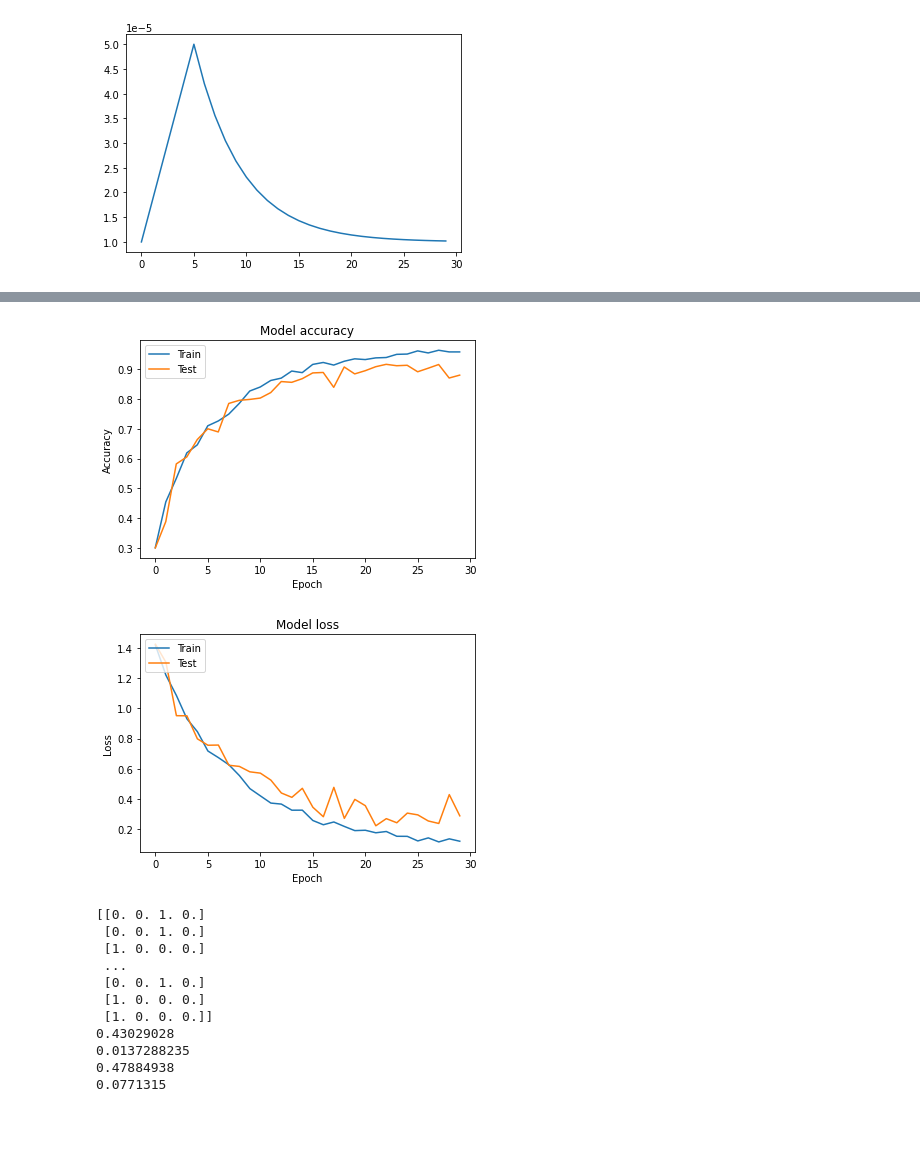
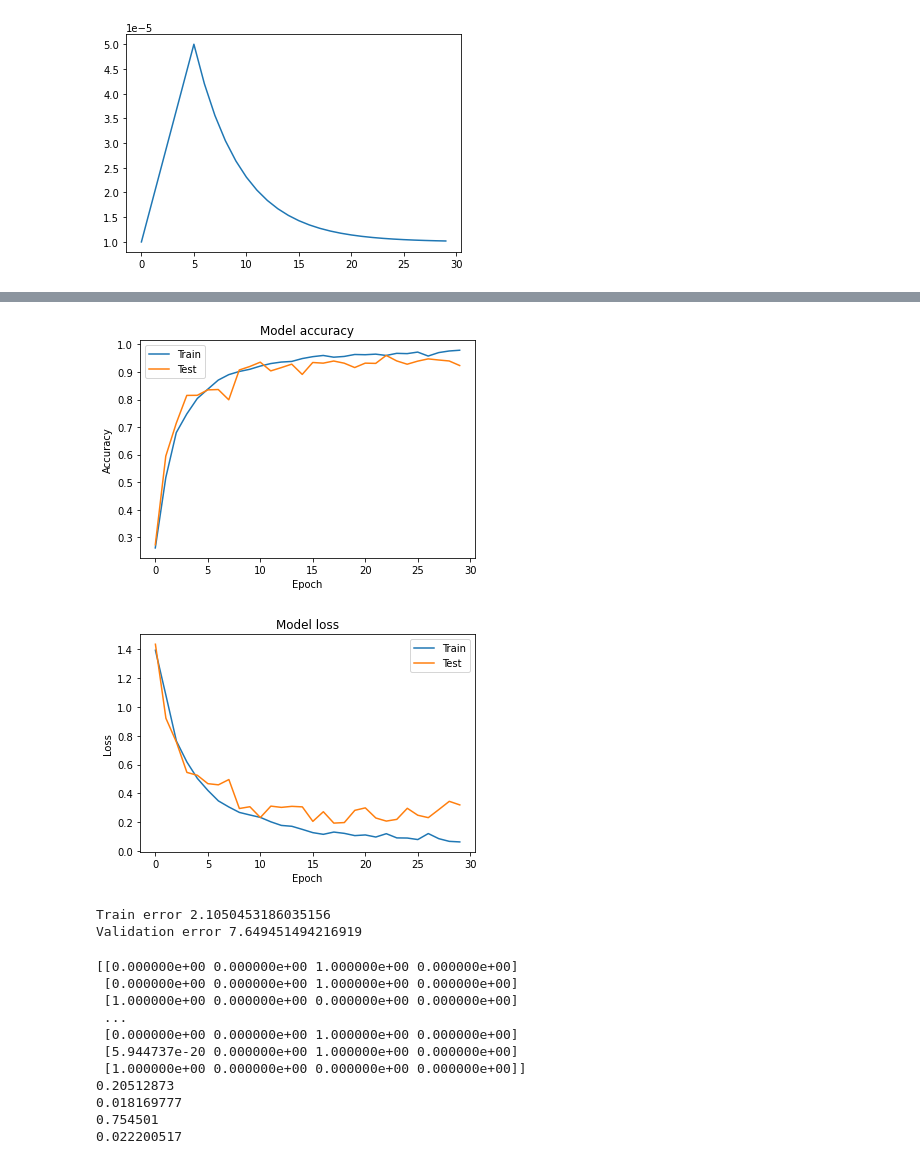
Before and after one commit to stochasticats/plantpathologyfgvc7-keras-deeplearning, a Jupyter notebook: plantpathologyfgvc7_deeplearning_custommodel.ipynb, the cells around one changed output, grey strips where cells are left out. Saved outputs shown, nothing was run; the diff lists cells and outputs as text; code cells hidden in the pictures; blank space fills up the shorter version.

```diff
--- a/plantpathologyfgvc7_deeplearning_custommodel.ipynb
+++ b/plantpathologyfgvc7_deeplearning_custommodel.ipynb
@@ -207,9 +199,9 @@ def create_model():
       #tf.keras.layers.BatchNormalization(),
       tf.keras.layers.MaxPooling2D(pool_size=(3,3), strides=(2,2)),
       # Fourth conv layer
-      #tf.keras.layers.Conv2D(256, (3,3), activation='relu'),
+      tf.keras.layers.Conv2D(256, (3,3), activation='relu'),
       #tf.keras.layers.BatchNormalization(),
-      #tf.keras.layers.MaxPooling2D(pool_size=(3,3), strides=(2,2)),
+      tf.keras.layers.MaxPooling2D(pool_size=(3,3), strides=(2,2)),
       # Fifth conv layer
       #tf.keras.layers.Conv2D(512, (3,3), activation='relu'),
       #tf.keras.layers.BatchNormalization(),
@@ -251,7 +243,7 @@ _________________________________________________________________
 # %%
 epochs = 30
 batch_size = 32
-steps_per_epoch = 100
+steps_per_epoch = 150
 
 start_lr = 0.00001
 min_lr = 0.00001
@@ -279,8 +271,9 @@ Learning rate per epoch:
 [figure]
 # %%
 history = model.fit(
-    train_generator,
+    x = train_generator,
     validation_data = validation_generator,
+    batch_size = batch_size,
     epochs = epochs,
     steps_per_epoch = steps_per_epoch,
     validation_steps = steps_per_epoch,
@@ -306,24 +299,32 @@ Epoch 30/30
 # %%
 # Plot training & validation accuracy values
 plt.plot(history.history['accuracy'])
 plt.plot(history.history['val_accuracy'])
 plt.title('Model accuracy')
 plt.ylabel('Accuracy')
 plt.xlabel('Epoch')
 plt.legend(['Train', 'Test'], loc='upper left')
 plt.show()
 
 # Plot training & validation loss values
 plt.plot(history.history['loss'])
 plt.plot(history.history['val_loss'])
 plt.title('Model loss')
 plt.ylabel('Loss')
 plt.xlabel('Epoch')
-plt.legend(['Train', 'Test'], loc='upper left')
+plt.legend(['Train', 'Test'], loc='upper right')
 plt.show()
 # %% [output]
-[figure, old version]
+[figure, new version]
-[figure, old version]
+[figure, new version]
+# %%
+train_err = (1-history.history['accuracy'][-1])*100
+validation_err = (1-history.history['val_accuracy'][-1])*100
+print("Train error " + str(bias_err))
+print("Validation error " + str(variance_err))
+# %% [output]
+Train error 2.1050453186035156
+Validation error 7.649451494216919
 # %%
 probabilities = model.predict(test_images)
 print(probabilities)
@@ -332,17 +333,17 @@ print(probabilities[:,1].mean())
 print(probabilities[:,2].mean())
 print(probabilities[:,3].mean())
 # %% [output]
-[[0. 0. 1. 0.]
- [0. 0. 1. 0.]
- [1. 0. 0. 0.]
+[[0.000000e+00 0.000000e+00 1.000000e+00 0.000000e+00]
+ [0.000000e+00 0.000000e+00 1.000000e+00 0.000000e+00]
+ [1.000000e+00 0.000000e+00 0.000000e+00 0.000000e+00]
  ...
- [0. 0. 1. 0.]
- [1. 0. 0. 0.]
- [1. 0. 0. 0.]]
-0.43029028
-0.0137288235
-0.47884938
-0.0771315
+ [0.000000e+00 0.000000e+00 1.000000e+00 0.000000e+00]
+ [5.944737e-20 0.000000e+00 1.000000e+00 0.000000e+00]
+ [1.000000e+00 0.000000e+00 0.000000e+00 0.000000e+00]]
+0.20512873
+0.018169777
+0.754501
+0.022200517
 # %%
 test = pd.read_csv('test.csv')
 res = pd.DataFrame()
```
Also changed, not shown: parts of 5 cells of this notebook.
